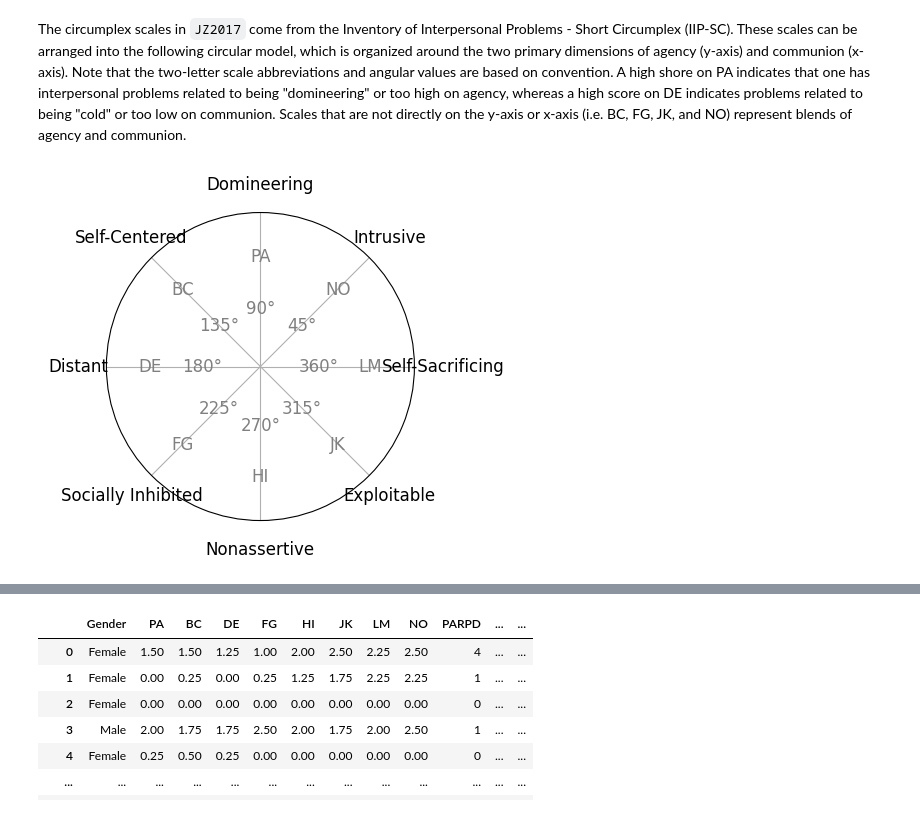
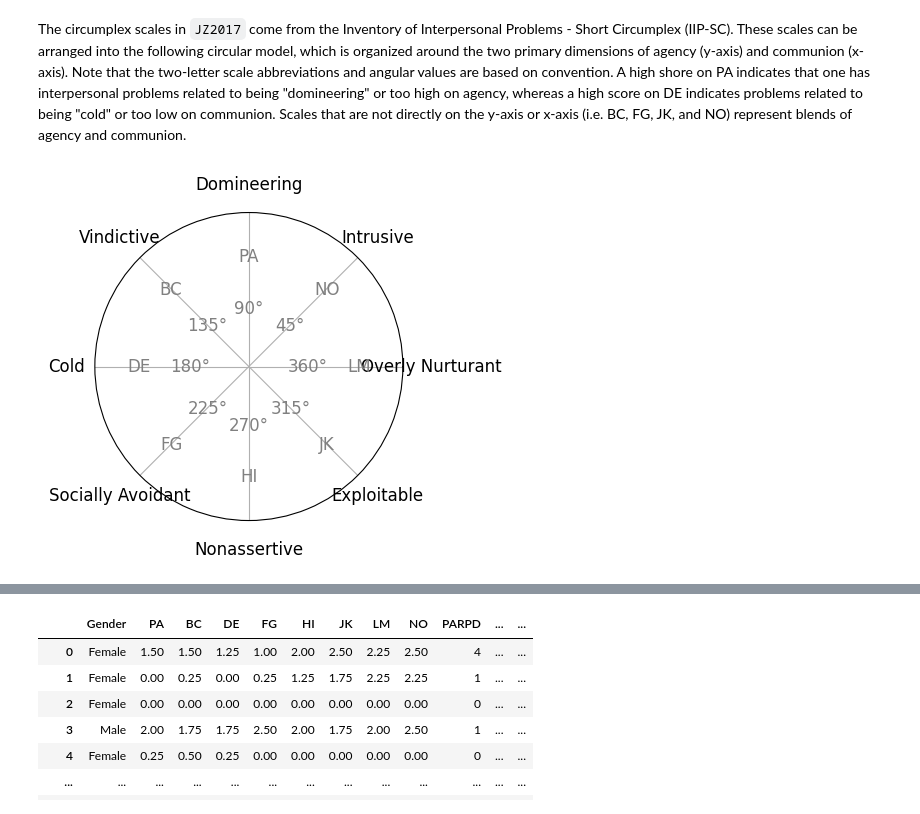
Before and after one commit to MitchellAcoustics/circumplex, a Jupyter notebook: docs/tutorials/Intro_to_SSM_Analysis.ipynb, the cells around one changed output, grey strips where cells are left out. Drawn from its saved outputs; the diff is of its cells as text; code cells hidden in the pictures.

```diff
--- a/docs/tutorials/Intro_to_SSM_Analysis.ipynb
+++ b/docs/tutorials/Intro_to_SSM_Analysis.ipynb
@@ -102,8 +138,7 @@ where $S_i$ and $\theta_i$ are the score and angle on scale $i$, respectively, a
 
 To illustrate the SSM functions, we will use the example dataset `JZ2017`, which was provided by Zimmerman & Wright (2017). This dataset includes self-report data from 1166 undergraduate students. Students completed a circumplex measure of interpersonal problems with eight subscales (PA, BC, DE, FG, HI, JK, LM, and NO) and a measure of personality disorder symptoms with ten subscales (PARPD, SCZPD, SZTPD, ASPD, BORPD, HISPD, NARPD, AVPD, DPNPD, and OCPD). More information about these variables can be accessed by looking at the summary of the dataset with `jz_data.summary()`:
 # %%
-from circumplex.datasets import JZ2017
-jz_data = JZ2017
-
-jz_data.summary()
+from circumplex.datasets import _jz2017_path
+jz2017 = circumplex.instrument.load_instrument('IIPSC')
+jz2017.attach_data(pd.read_csv(_jz2017_path))
 # %% [output]
@@ -138,9 +160,9 @@ jz_data.data.head()
 # %% [markdown]
 The circumplex scales in `JZ2017` come from the Inventory of Interpersonal Problems - Short Circumplex (IIP-SC). These scales can be arranged into the following circular model, which is organized around the two primary dimensions of agency (y-axis) and communion (x-axis). Note that the two-letter scale abbreviations and angular values are based on convention. A high shore on PA indicates that one has interpersonal problems related to being "domineering" or too high on agency, whereas a high score on DE indicates problems related to being "cold" or too low on communion. Scales that are not directly on the y-axis or x-axis (i.e. BC, FG, JK, and NO) represent blends of agency and communion.
 # %%
-jz_data.demo_plot()
+jz2017.demo_plot()
 # %% [output]
-[figure, old version]
+[figure, new version]
 # %% [markdown]
 ## Mean-based SSM Analysis
 
```
Also changed, not shown: parts of 17 cells of this notebook, 2 other files.
